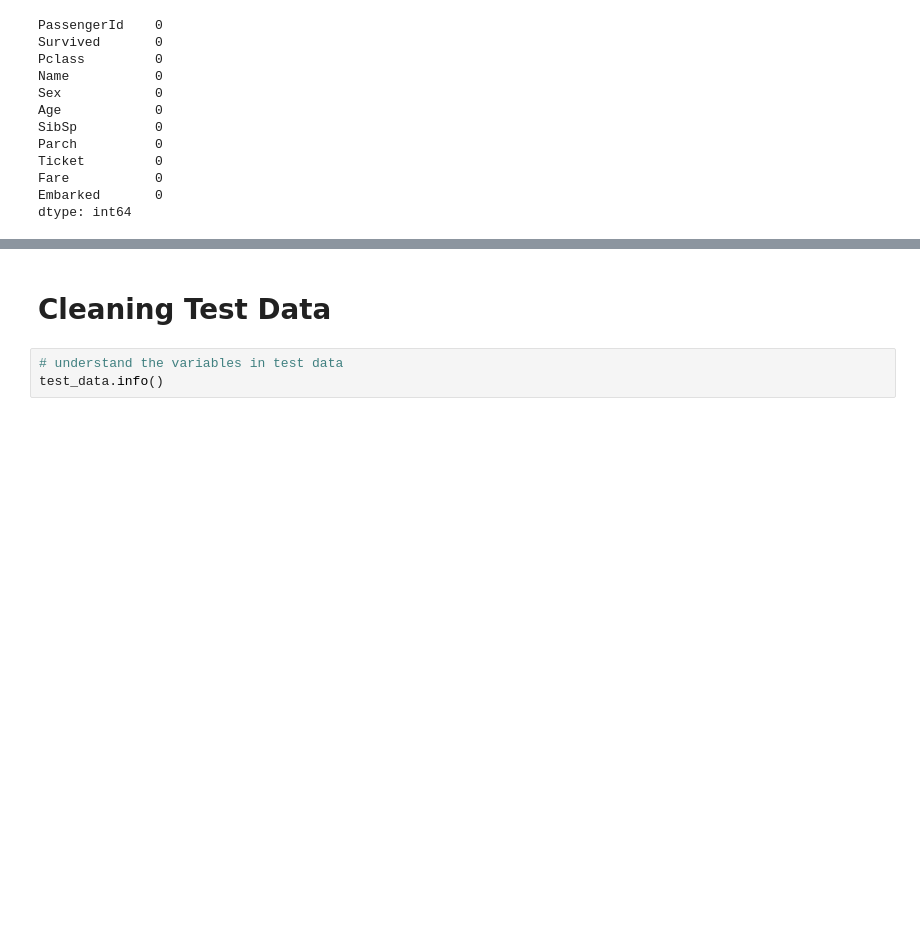
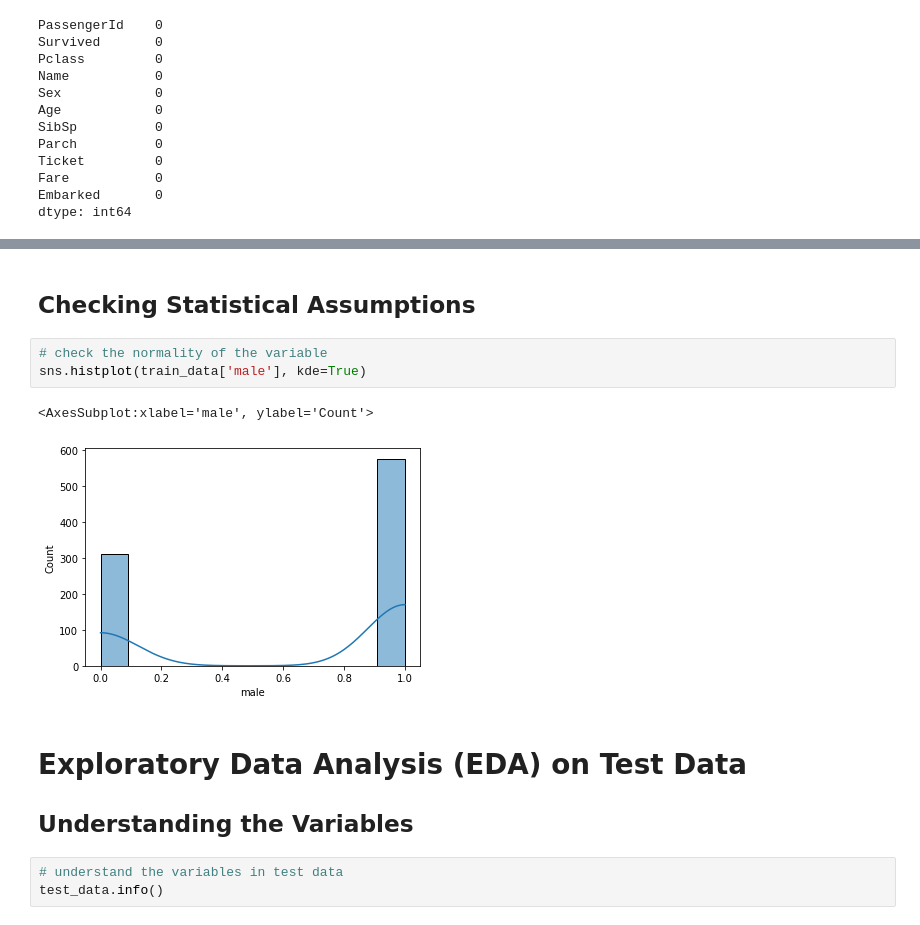
Before and after one commit to SiamakMushakhian/kaggle-projects, a Jupyter notebook: Titanic/Titanic.ipynb, the cells around one changed output, grey strips where cells are left out. Saved outputs shown, nothing was run; the diff lists cells and outputs as text; blank space fills up the shorter version.

```diff
--- a/Titanic/Titanic.ipynb
+++ b/Titanic/Titanic.ipynb
@@ -125,5 +207,15 @@ dtype: int64
+# %% [markdown]
+## Checking Statistical Assumptions
+# %%
+# check the normality of the variable
+sns.histplot(train_data['male'], kde=True)
+# %% [output]
+<AxesSubplot:xlabel='male', ylabel='Count'>
+[figure, added]
 # %% [markdown]
-# Cleaning Test Data
+# Exploratory Data Analysis (EDA) on Test Data
+
+## Understanding the Variables
 # %%
 # understand the variables in test data
 test_data.info()
```
Also changed, not shown: parts of 35 cells of this notebook.
